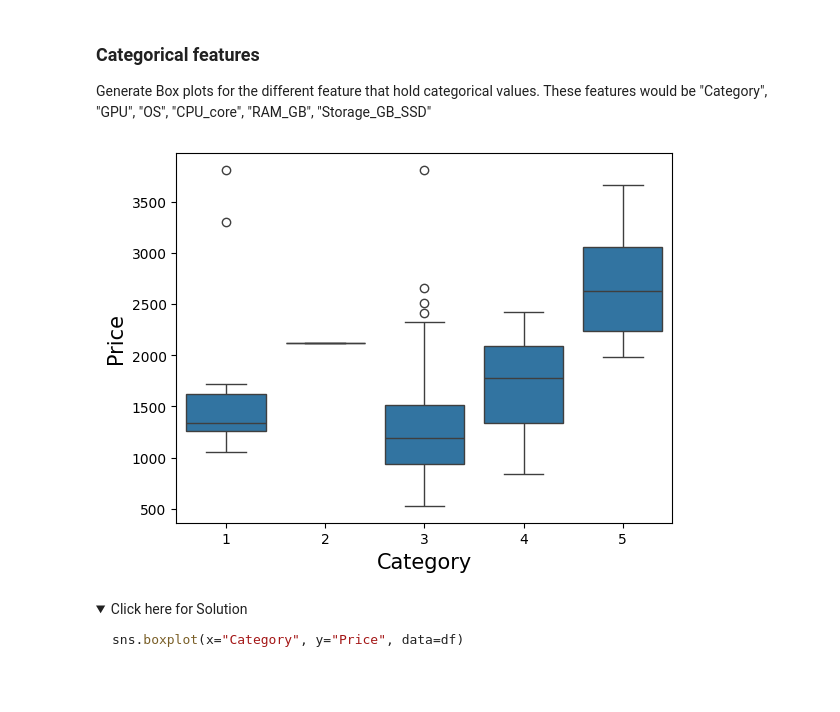
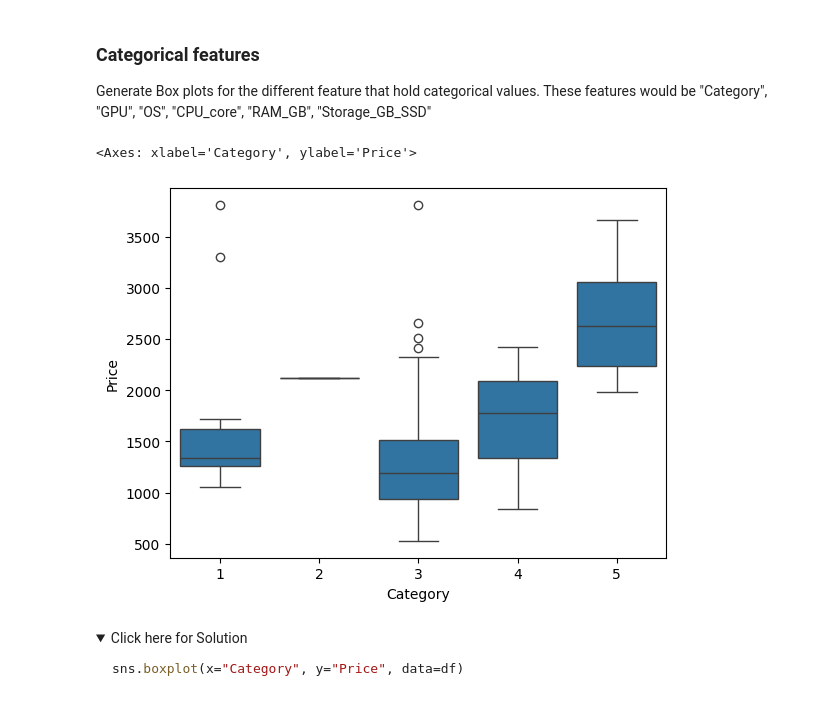
Before and after one commit to beekvangg/testgithub, a Jupyter notebook: Data-analysis-with-python-lab6.ipynb, the cells around one changed output. Saved outputs shown, nothing was run; the diff lists cells and outputs as text; code cells hidden in the pictures; folded sections open.

```diff
--- a/Data-analysis-with-python-lab6.ipynb
+++ b/Data-analysis-with-python-lab6.ipynb
@@ -172,11 +172,10 @@ Generate Box plots for the different feature that hold categorical values. These
 # %%
 # Write your code below and press Shift+Enter to execute
 # Category Box plot
 sns.boxplot(x="Category", y="Price", data=df)
-xlabel = plt.xlabel('Category', fontsize=15)
-ylabel = plt.ylabel('Price', fontsize=15)
 # %% [output]
+<Axes: xlabel='Category', ylabel='Price'>
-[figure, old version]
+[figure, new version]
 # %% [markdown]
 <details>
     <summary>Click here for Solution</summary>
```
Also changed, not shown: parts of 10 cells of this notebook, 1 other file.
